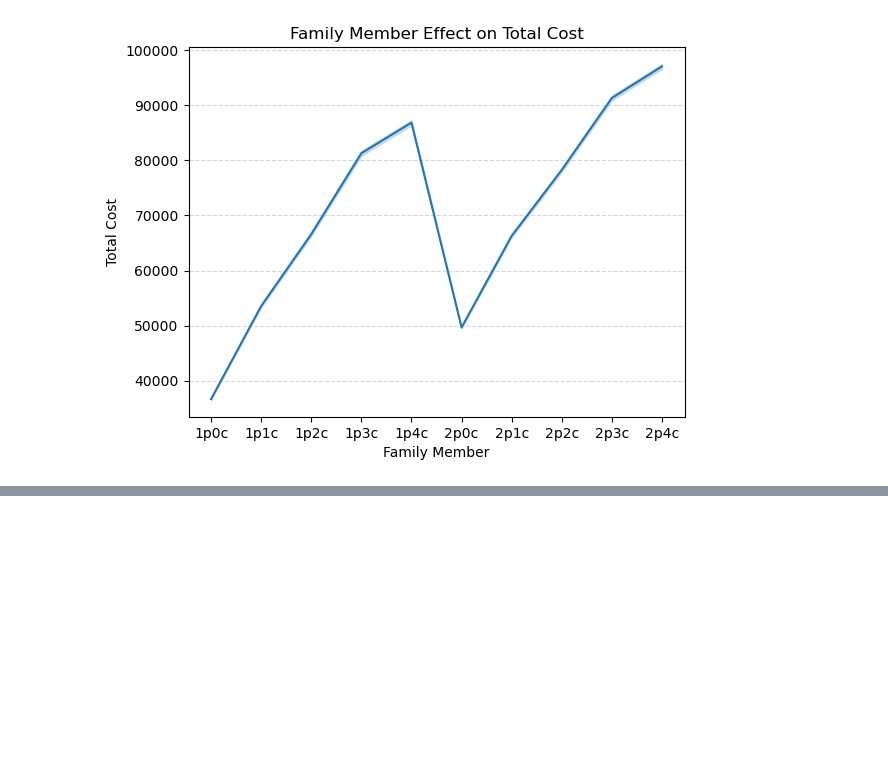
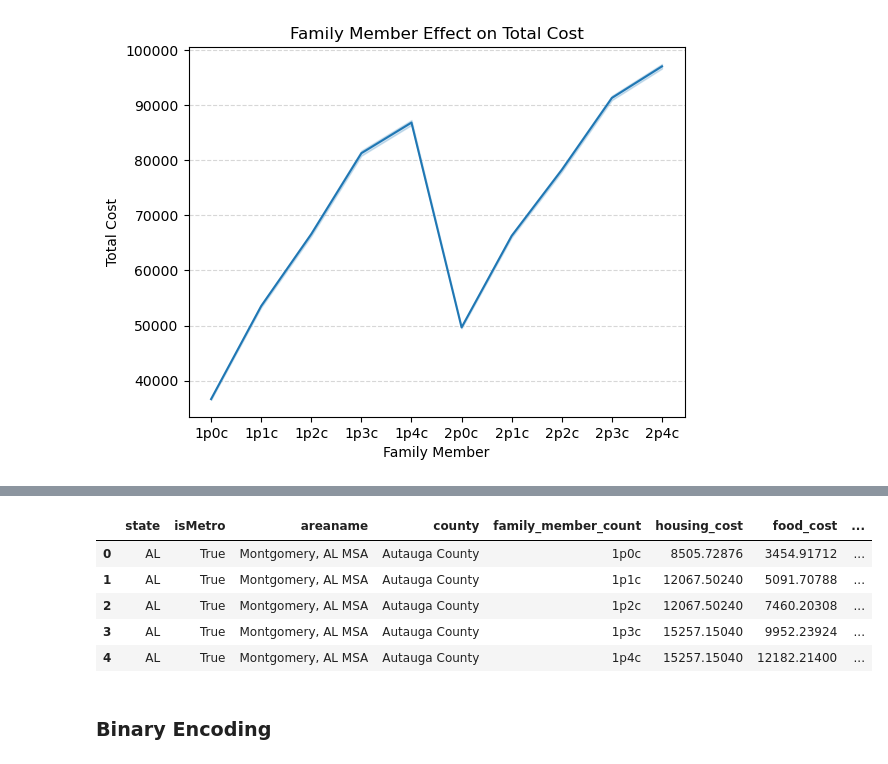
Before and after one commit to ayberkozcan/regression-exercises, a Jupyter notebook: Analyzing Cost of Living/analyzing_cost_of_living.ipynb, the cells around one changed output, grey strips where cells are left out. Cells and saved outputs as stored; diff of their text form; code cells hidden in the pictures; blank space fills up the shorter version.

Commit message:
Encoding and Modeling 1

```diff
--- a/Analyzing Cost of Living/analyzing_cost_of_living.ipynb
+++ b/Analyzing Cost of Living/analyzing_cost_of_living.ipynb
@@ -351,0 +388,13 @@ plt.show()
+# %%
+df["family_member_count_encoded"] = encoder.fit_transform(df["family_member_count"])
+# %%
+df.head()
+# %% [output]
+|  | state | isMetro | areaname | county | family_member_count | housing_cost | food_cost | ... |
+| 0 | AL | True | Montgomery, AL MSA | Autauga County | 1p0c | 8505.72876 | 3454.91712 | ... |
+| 1 | AL | True | Montgomery, AL MSA | Autauga County | 1p1c | 12067.50240 | 5091.70788 | ... |
+| 2 | AL | True | Montgomery, AL MSA | Autauga County | 1p2c | 12067.50240 | 7460.20308 | ... |
+| 3 | AL | True | Montgomery, AL MSA | Autauga County | 1p3c | 15257.15040 | 9952.23924 | ... |
+| 4 | AL | True | Montgomery, AL MSA | Autauga County | 1p4c | 15257.15040 | 12182.21400 | ... |
+# %% [markdown]
+### Binary Encoding
```
Also changed, not shown: parts of 25 cells of this notebook.
